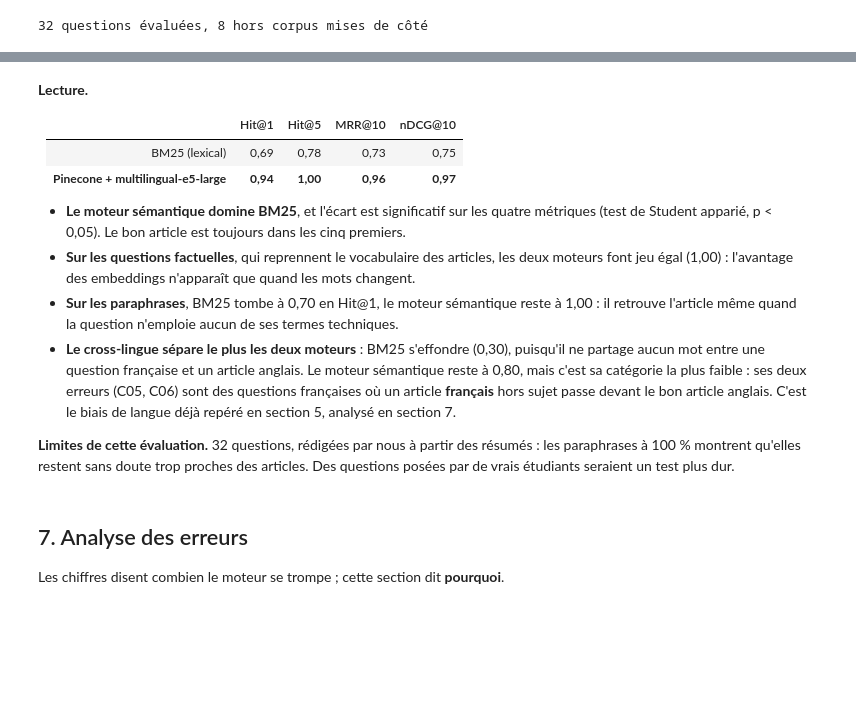
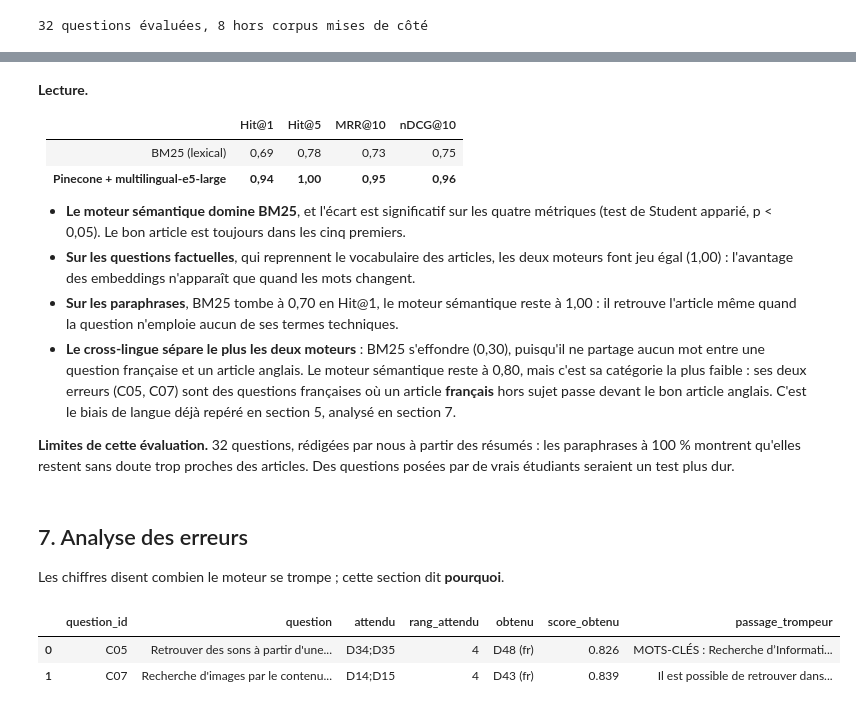
Before and after one commit to mentalist011101/tp1-recherche-semantique, a Jupyter notebook: notebooks/recherche_semantique.ipynb, the cells around one changed output, grey strips where cells are left out. Cells and saved outputs as stored; diff of their text form; code cells hidden in the pictures; blank space fills up the shorter version.

```diff
--- a/notebooks/recherche_semantique.ipynb
+++ b/notebooks/recherche_semantique.ipynb
@@ -790,7 +800,7 @@ b    pinecone-e5  0.938ᵃ        1.000ᵃ        0.959ᵃ    0.966ᵃ
 | | Hit@1 | Hit@5 | MRR@10 | nDCG@10 |
 | --- | --- | --- | --- | --- |
 | BM25 (lexical) | 0,69 | 0,78 | 0,73 | 0,75 |
-| **Pinecone + multilingual-e5-large** | **0,94** | **1,00** | **0,96** | **0,97** |
+| **Pinecone + multilingual-e5-large** | **0,94** | **1,00** | **0,95** | **0,96** |
 
 - **Le moteur sémantique domine BM25**, et l'écart est significatif sur les quatre métriques
   (test de Student apparié, p < 0,05). Le bon article est toujours dans les cinq premiers.
@@ -800,7 +810,7 @@ b    pinecone-e5  0.938ᵃ        1.000ᵃ        0.959ᵃ    0.966ᵃ
   retrouve l'article même quand la question n'emploie aucun de ses termes techniques.
 - **Le cross-lingue sépare le plus les deux moteurs** : BM25 s'effondre (0,30), puisqu'il ne
   partage aucun mot entre une question française et un article anglais. Le moteur sémantique
-  reste à 0,80, mais c'est sa catégorie la plus faible : ses deux erreurs (C05, C06) sont des
+  reste à 0,80, mais c'est sa catégorie la plus faible : ses deux erreurs (C05, C07) sont des
   questions françaises où un article **français** hors sujet passe devant le bon article anglais.
   C'est le biais de langue déjà repéré en section 5, analysé en section 7.
 
@@ -814,6 +824,28 @@ Les chiffres disent combien le moteur se trompe ; cette section dit **pourquoi**
 # %%
 # Lister les questions où le premier article renvoyé n'est pas pertinent :
 # question, type, article attendu, article obtenu, score, passage qui a trompé le moteur.
+rows = []
+for row in answerable.itertuples():
+    found = results[row.question_id]
+    relevant = row.articles_pertinents.split(";")
+    if found.loc[0, "doc_id"] in relevant:
+        continue
+    rank = next((i + 1 for i, doc_id in enumerate(found["doc_id"]) if doc_id in relevant), None)
+    rows.append({
+        "question_id": row.question_id,
+        "question": row.question,
+        "attendu": row.articles_pertinents,
+        "rang_attendu": rank,
+        "obtenu": f"{found.loc[0, 'doc_id']} ({found.loc[0, 'langue']})",
+        "score_obtenu": found.loc[0, "score"],
+        "passage_trompeur": found.loc[0, "passage"][:200],
+    })
+errors = pd.DataFrame(rows)
+errors
+# %% [output]
+|  | question_id | question | attendu | rang_attendu | obtenu | score_obtenu | passage_trompeur |
+| 0 | C05 | Retrouver des sons à partir d'une... | D34;D35 | 4 | D48 (fr) | 0.826 | MOTS-CLÉS : Recherche d’Informati... |
+| 1 | C07 | Recherche d'images par le contenu... | D14;D15 | 4 | D43 (fr) | 0.839 | Il est possible de retrouver dans... |
 # %%
 # Pour chaque erreur, noter une cause dans une colonne (par exemple : articles voisins,
 # vocabulaire absent du corpus, question ambiguë, extraction défaillante), puis compter par cause.
```
Also changed, not shown: parts of 10 cells of this notebook.
